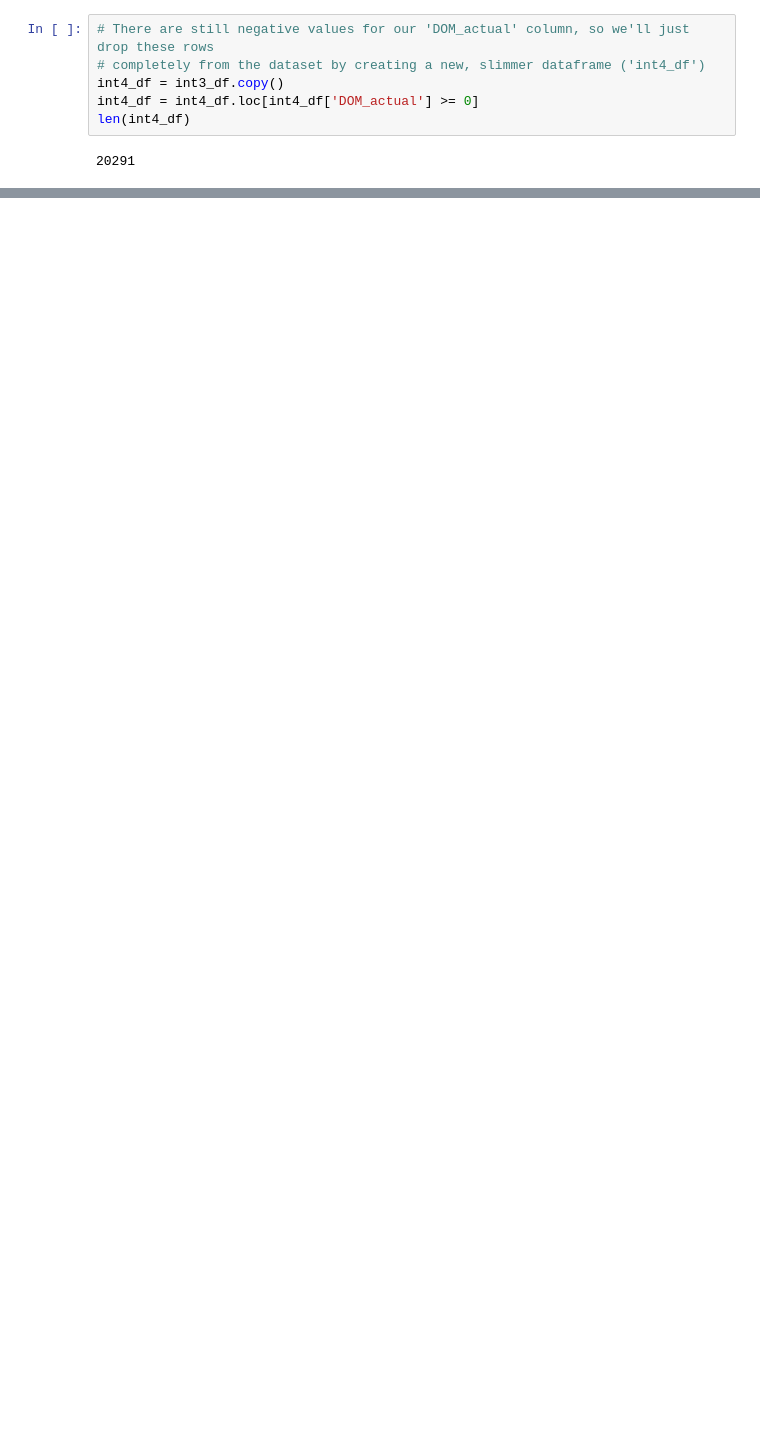
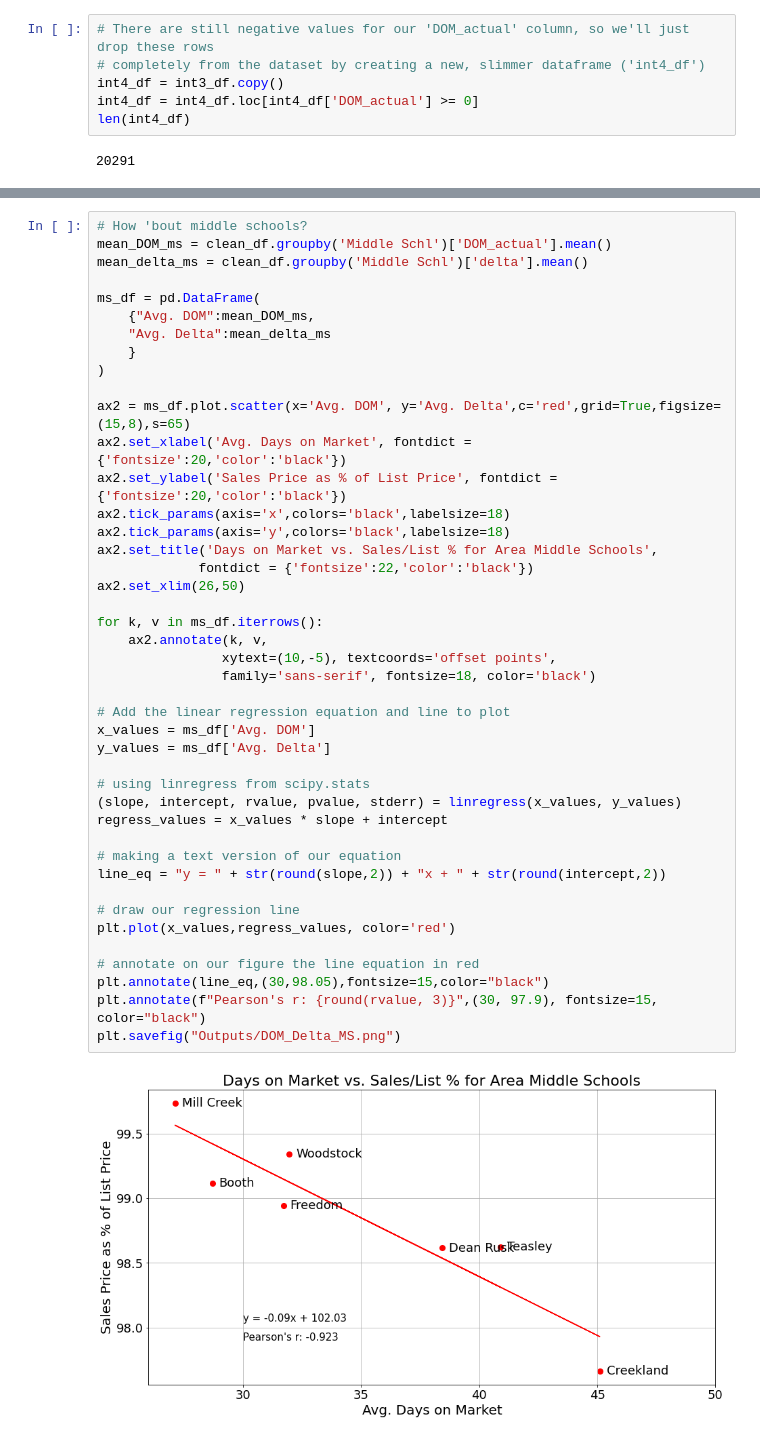
Before and after one commit to wwright21/Project-1---Group-4, a Jupyter notebook: Project1_WW.ipynb, the cells around one changed output, grey strips where cells are left out. Cells and saved outputs as stored; diff of their text form; blank space fills up the shorter version.

```diff
--- a/Project1_WW.ipynb
+++ b/Project1_WW.ipynb
@@ -291,0 +301,45 @@ KeyboardInterrupt:
+# %%
+# How 'bout middle schools?
+mean_DOM_ms = clean_df.groupby('Middle Schl')['DOM_actual'].mean()
+mean_delta_ms = clean_df.groupby('Middle Schl')['delta'].mean()
+
+ms_df = pd.DataFrame(
+    {"Avg. DOM":mean_DOM_ms,
+    "Avg. Delta":mean_delta_ms
+    }
+)
+
+ax2 = ms_df.plot.scatter(x='Avg. DOM', y='Avg. Delta',c='red',grid=True,figsize=(15,8),s=65)
+ax2.set_xlabel('Avg. Days on Market', fontdict = {'fontsize':20,'color':'black'})
+ax2.set_ylabel('Sales Price as % of List Price', fontdict = {'fontsize':20,'color':'black'})
+ax2.tick_params(axis='x',colors='black',labelsize=18)
+ax2.tick_params(axis='y',colors='black',labelsize=18)
+ax2.set_title('Days on Market vs. Sales/List % for Area Middle Schools',
+             fontdict = {'fontsize':22,'color':'black'})
+ax2.set_xlim(26,50)
+
+for k, v in ms_df.iterrows():
+    ax2.annotate(k, v,
+                xytext=(10,-5), textcoords='offset points',
+                family='sans-serif', fontsize=18, color='black')
+
+# Add the linear regression equation and line to plot
+x_values = ms_df['Avg. DOM']
+y_values = ms_df['Avg. Delta']
+
+# using linregress from scipy.stats
+(slope, intercept, rvalue, pvalue, stderr) = linregress(x_values, y_values)
+regress_values = x_values * slope + intercept
+
+# making a text version of our equation
+line_eq = "y = " + str(round(slope,2)) + "x + " + str(round(intercept,2))
+
+# draw our regression line
+plt.plot(x_values,regress_values, color='red')
+
+# annotate on our figure the line equation in red
+plt.annotate(line_eq,(30,98.05),fontsize=15,color="black")
+plt.annotate(f"Pearson's r: {round(rvalue, 3)}",(30, 97.9), fontsize=15, color="black")
+plt.savefig("Outputs/DOM_Delta_MS.png")
+# %% [output]
+[figure, added]
```
Also changed, not shown: parts of 31 cells of this notebook, 9 other files.
